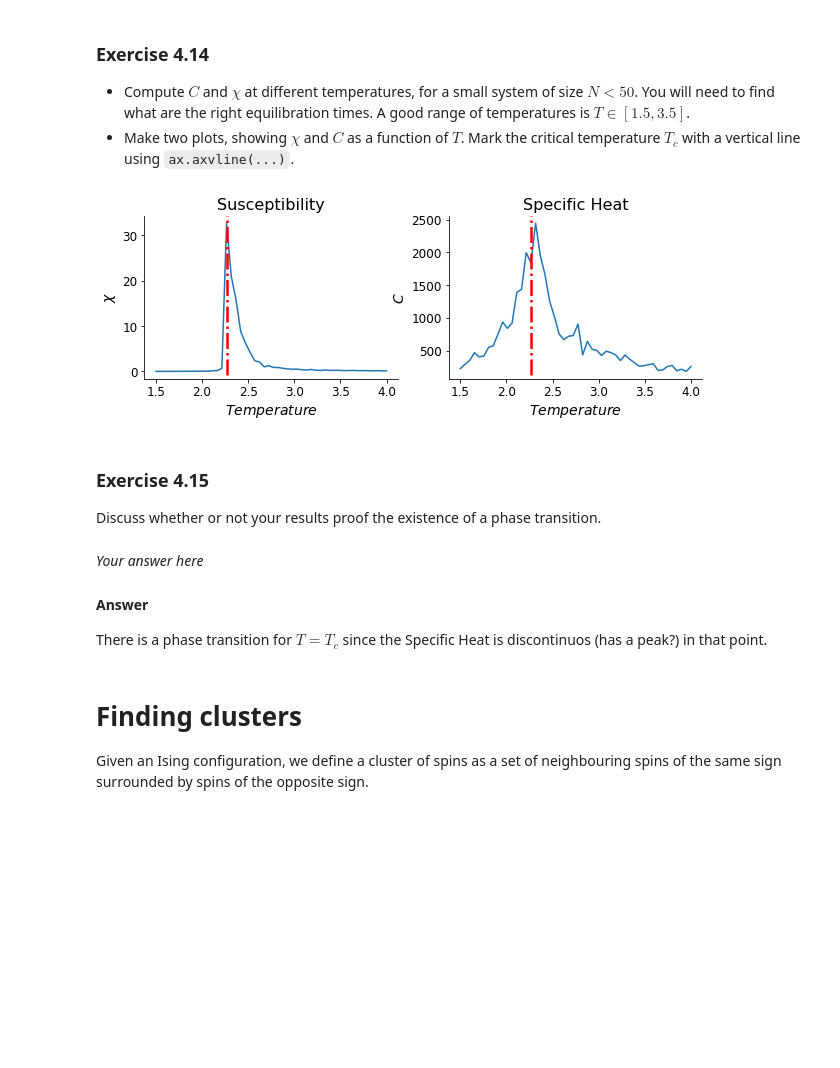
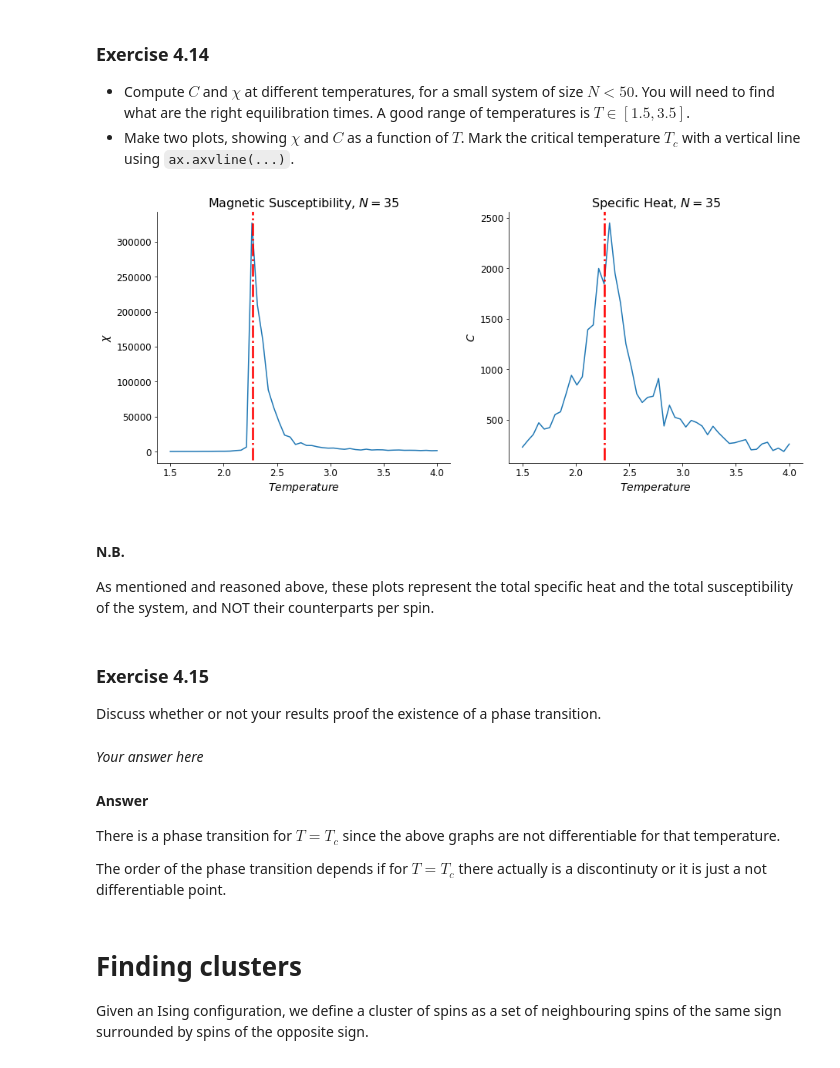
Before and after one commit to Gea97/MeccanicaStatistica2021, a Jupyter notebook: notebooks/4-Ising-Model.ipynb, the cells around one changed output. Saved outputs shown, nothing was run; the diff lists cells and outputs as text; code cells hidden in the pictures; blank space fills up the shorter version.

```diff
--- a/notebooks/4-Ising-Model.ipynb
+++ b/notebooks/4-Ising-Model.ipynb
@@ -342,7 +341,7 @@ t=np.linspace(0,len(energy_evolutionTc),len(energy_evolutionTc))
 ax.semilogx(t, energy_evolutionT1, label=r"$T=$" + str(T1))
 ax.semilogx(t, energy_evolutionTc, label=r"$T=T_c \simeq $" + str("%.7f" % T_c))
 ax.semilogx(t, energy_evolutionT2, label=r"$T=$" + str(T2))
-ax.set_xlabel(r"$ Time $")
+ax.set_xlabel(r"$Number$  $of$  $Sweeps$")
 ax.set_ylabel(r"$ Energy $")
 ax.hlines(-20000, 0, len(energy_evolutionTc), label="Minimum energy = -20000", color="red")
 ax.legend(loc=(1.1, 0.7), frameon=False)
@@ -529,8 +529,8 @@ def calculate_magnetization(system_size=None, temperature=None, equilibration_ti
     ising = IsingModel(N=system_size, T=temperature, H=0)
     # equilibrate
     ising.SweepWolff(nTimes=equilibration_time)
-    # compute magnetization
-    m = (ising.lattice*2-1).sum() / N**2
+    # compute (total) magnetization
+    m = (ising.lattice*2-1).sum()
     return m
 # %% [markdown]
 ### Exercise 4.10
@@ -653,7 +657,7 @@ def calculate_susceptibility_specific_heat(system_size=None, temperature=None, e
         # change from 0,1 to -1,1 notation
         config=ising.lattice*2-1
         # get magnetization
-        m = (config).sum()/N
+        m = (config).sum()
         ms.append(m)
         m2s.append(m**2)
         # get energy
@@ -692,31 +700,35 @@ for temperature in temperatures:
     specific_heats.append(specific_heat)
 # %%
 T_c = 2/np.log(1+np.sqrt(2))
-fig, (ax1, ax2) = plt.subplots(1, 2, figsize=(10,3))
+fig, (ax1, ax2) = plt.subplots(1, 2, figsize=(15,6))
 
 ax=ax1
 ax.plot(temperatures, susceptibilities)
 ax.axvline(
     x=T_c, ymin=-4000, ymax=4000,
     # style keywords
     c="red", lw=2.5, ls="-."
 )
 ax.set_ylabel(r"$\chi$")
 ax.set_xlabel(r"$Temperature$")
-ax.set_title(r"Susceptibility")
+ax.set_title(r"Magnetic Susceptibility, " r"$N=$" + str(system_size));
 
 ax=ax2
 ax.plot(temperatures, specific_heats)
 ax.axvline(
     x=T_c, ymin=-4000, ymax=4000,
     # style keywords
     c="red", lw=2.5, ls="-."
 )
 ax.set_ylabel(r"$C$")
 ax.set_xlabel(r"$Temperature$")
-ax.set_title(r"Specific Heat");
+ax.set_title(r"Specific Heat, " r"$N=$" + str(system_size));
 # %% [output]
-[figure, old version]
+[figure, new version]
+# %% [markdown]
+#### N.B.
+
+As mentioned and reasoned above, these plots represent the total specific heat and the total susceptibility of the system, and NOT their counterparts per spin.
 # %% [markdown]
 ### Exercise 4.15
 Discuss whether or not your results proof the existence of a phase transition.
@@ -725,7 +737,9 @@ Discuss whether or not your results proof the existence of a phase transition.
 
 #### Answer
 
-There is a phase transition for $T=T_c$ since the Specific Heat is discontinuos (has a peak?) in that point.
+There is a phase transition for $T=T_c$ since the above graphs are not differentiable for that temperature.
+
+The order of the phase transition depends if for $T=T_c$ there actually is a discontinuty or it is just a not differentiable point.
 # %% [markdown]
 # Finding clusters
 Given an Ising configuration, we define a cluster of spins as a set of neighbouring spins of the same sign surrounded by spins of the opposite sign.
```
Also changed, not shown: parts of 44 cells of this notebook.
